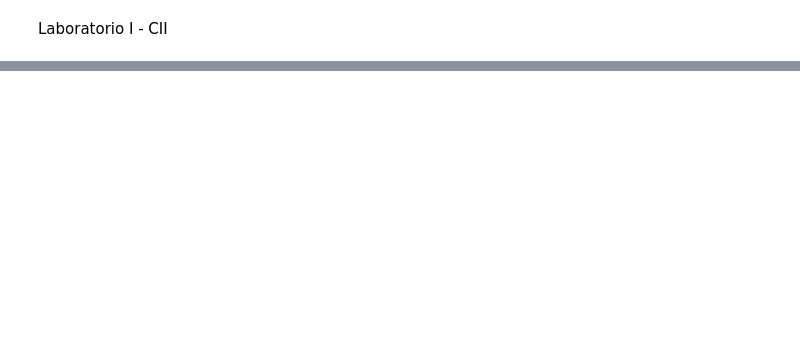
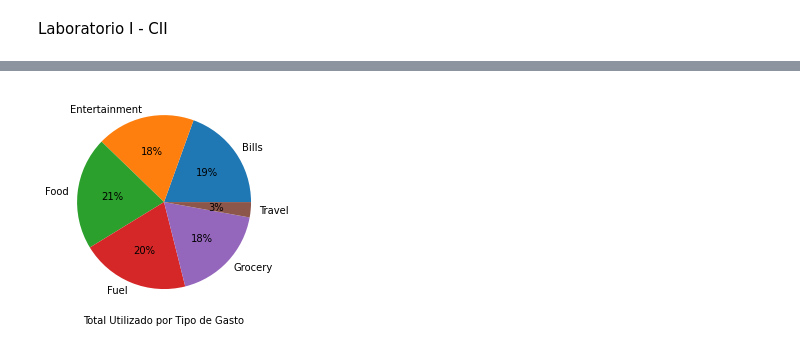
Before and after one commit to Dinadedt/2022, a Jupyter notebook: Tarea_1_del_conputo_2.ipynb, the cells around one changed output, grey strips where cells are left out. Cells and saved outputs as stored; diff of their text form; code cells hidden in the pictures; blank space fills up the shorter version.

```diff
--- a/Tarea_1_del_conputo_2.ipynb
+++ b/Tarea_1_del_conputo_2.ipynb
@@ -32,0 +33,9 @@ NameError: ignored
+# %%
+#TOTAL UTILIZADO POR TIPO DE GASTO
+tipoGasto = pd.crosstab(index=tarjetas.ExpType,columns="tipogasto")
+plt.pie(tipoGasto,labels=tipoGasto.index,autopct="%0.lf%%")
+plt.xlabel("Total Utilizado por Tipo de Gasto")
+plt.show()
+tipoGasto.to_csv("/content/tipoGasto.csv",sep=";")
+# %% [output]
+[figure, added]
```
Also changed, not shown: parts of 4 cells of this notebook.
